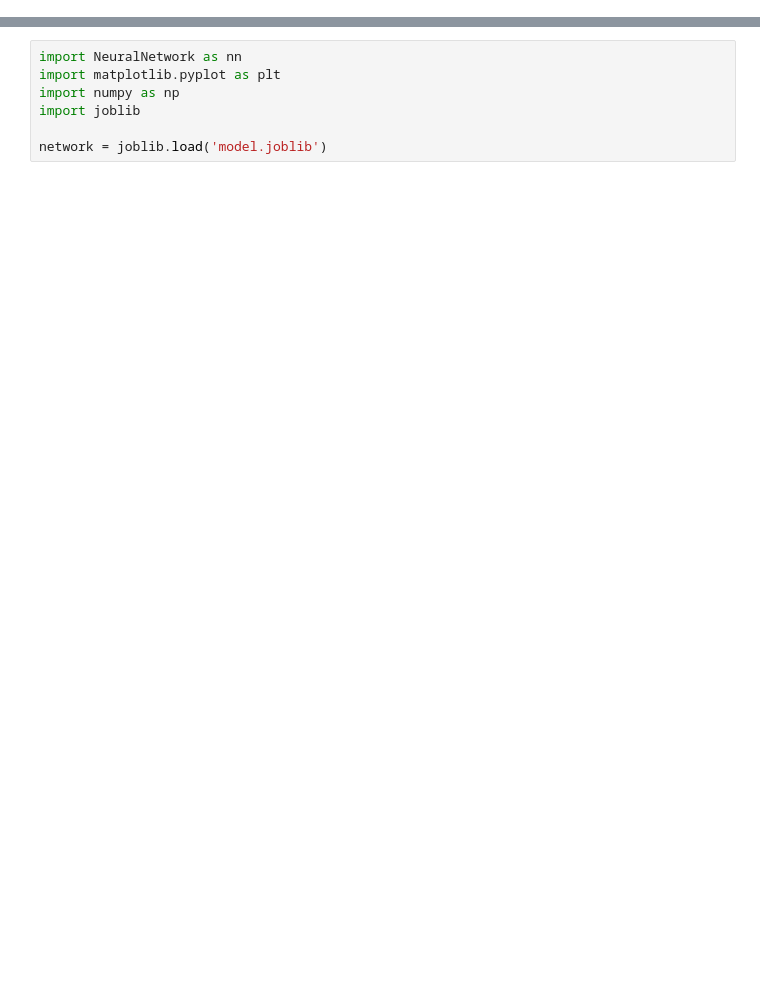
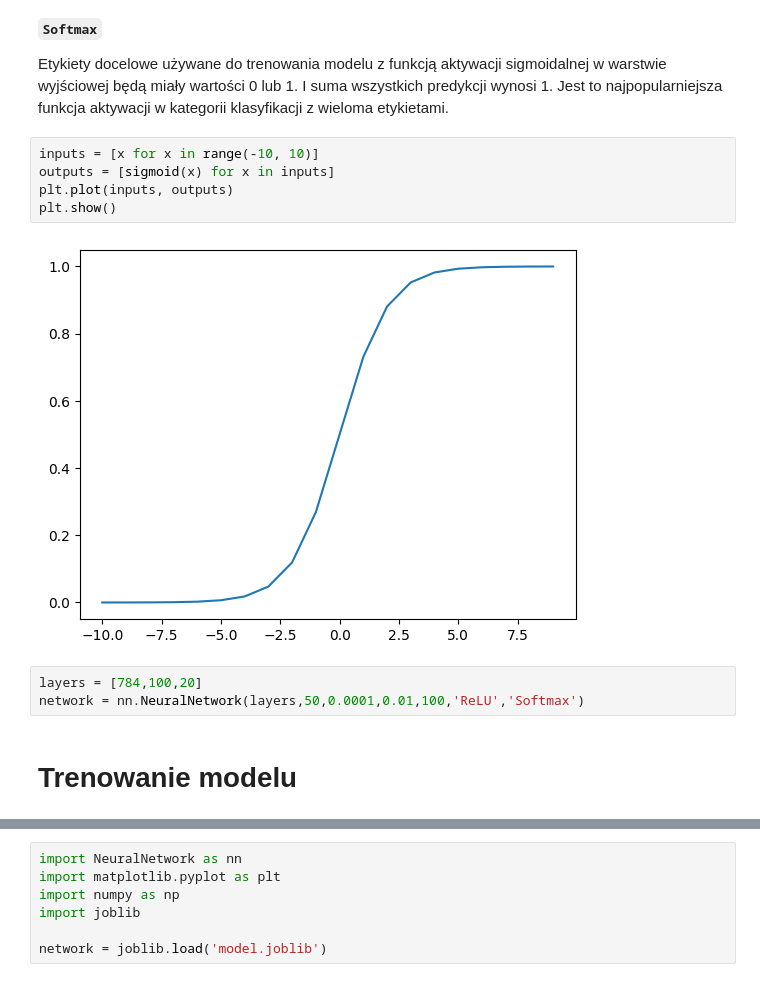
Before and after one commit to AdamKubiak/Neural_Network_Implementation, a Jupyter notebook: Doodle_Recognition/Doodles_Recognition.ipynb, the cells around one changed output, grey strips where cells are left out. Saved outputs shown, nothing was run; the diff lists cells and outputs as text; blank space fills up the shorter version.

```diff
--- a/Doodle_Recognition/Doodles_Recognition.ipynb
+++ b/Doodle_Recognition/Doodles_Recognition.ipynb
@@ -165,0 +176,16 @@ y_valid = np.load('Dane\\y_valid.npy')
+# %% [markdown]
+**`Softmax`**
+
+Etykiety docelowe używane do trenowania modelu z funkcją aktywacji sigmoidalnej w warstwie wyjściowej będą miały wartości 0 lub 1. I suma wszystkich predykcji wynosi 1. Jest to najpopularniejsza funkcja aktywacji w kategorii klasyfikacji z wieloma etykietami.
+# %%
+inputs = [x for x in range(-10, 10)]
+outputs = [sigmoid(x) for x in inputs]
+plt.plot(inputs, outputs)
+plt.show()
+# %% [output]
+[figure, added]
+# %%
+layers = [784,100,20]
+network = nn.NeuralNetwork(layers,50,0.0001,0.01,100,'ReLU','Softmax')
+# %% [markdown]
+# **Trenowanie modelu**
```
Also changed, not shown: parts of 28 cells of this notebook, 1 other file.
